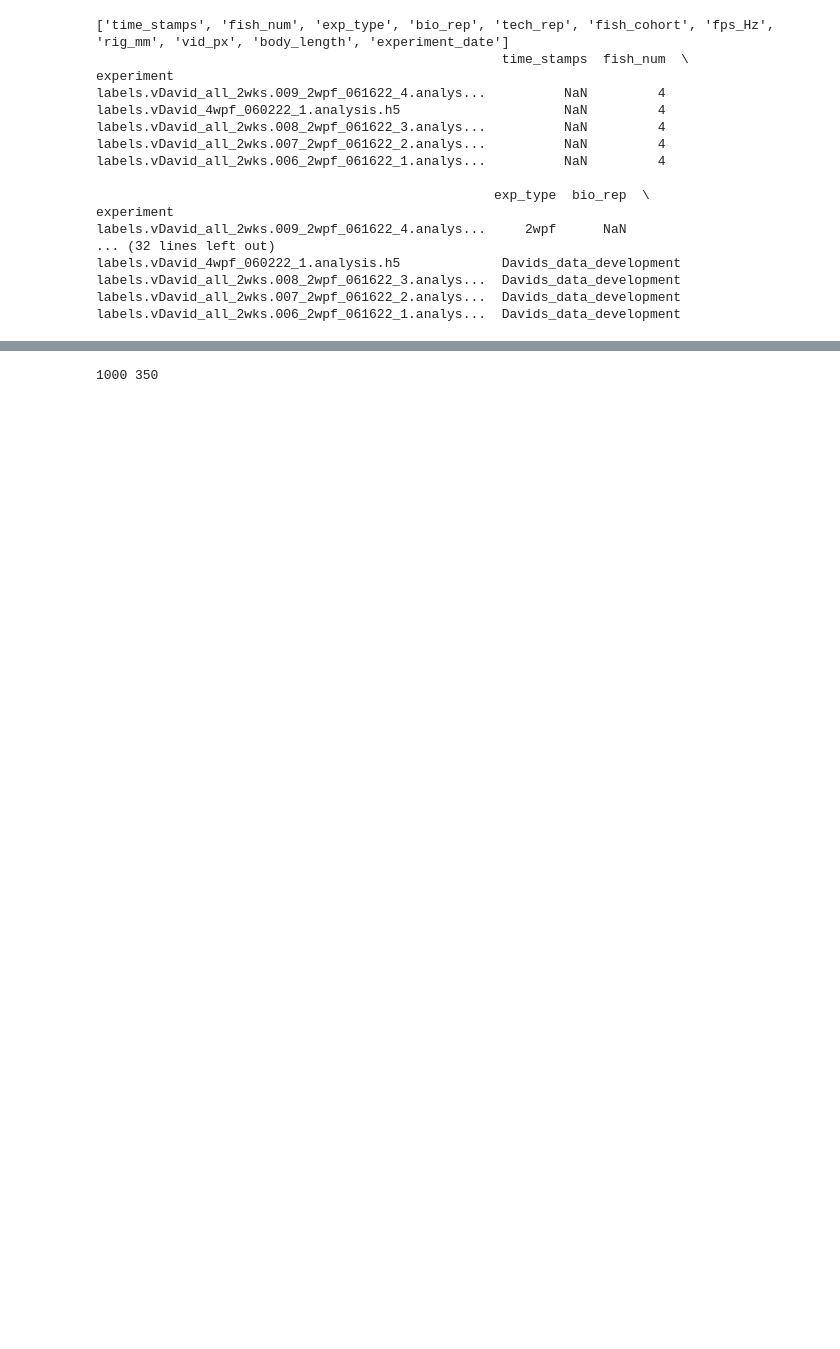
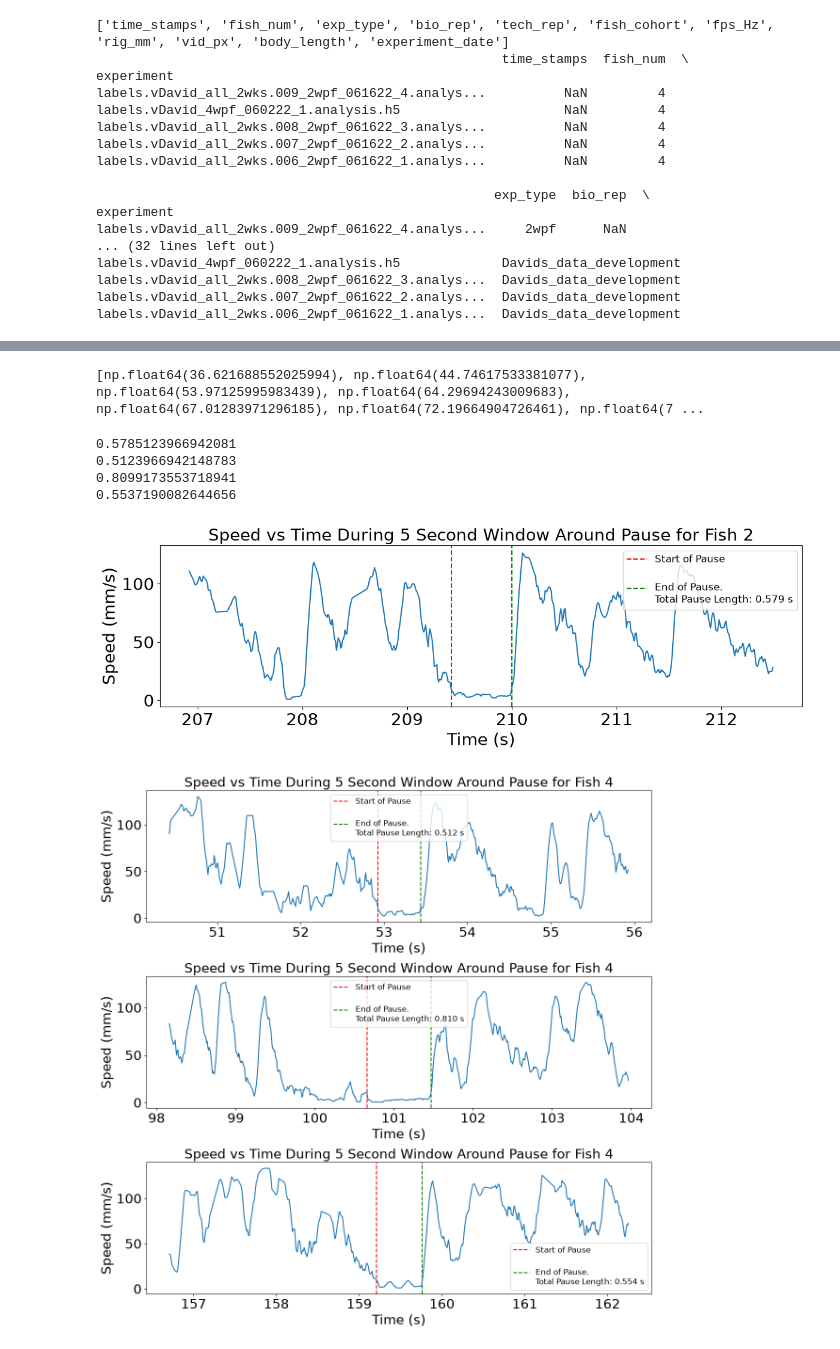
Before and after one commit to SamiSternson/Danionella-VR-Simulation-Code, a Jupyter notebook: real_school_analysis/schooling_helper_funcs_SE.ipynb, the cells around one changed output, grey strips where cells are left out. Drawn from its saved outputs; the diff is of its cells as text; code cells hidden in the pictures; blank space fills up the shorter version.

```diff
--- a/real_school_analysis/schooling_helper_funcs_SE.ipynb
+++ b/real_school_analysis/schooling_helper_funcs_SE.ipynb
@@ -1099,17 +1100,20 @@ fish_num = metadata['fish_num'].iloc[exp_index]
 fps_Hz = metadata['fps_Hz'].iloc[exp_index]
 rig_mm = metadata['rig_mm'].iloc[exp_index]
 vid_px = metadata['vid_px'].iloc[exp_index]
-scale=rig_mm/vid_px
+scale=float(rig_mm/vid_px)
 sleap_nodes = ['le', 're', 'fb', 'mb', 'rb', 't1']
 group_data=process_h5(h5tracks,fish_num,sleap_nodes,exp)
-print(vid_px, rig_mm)
-# %% [output]
-1000 350
 # %%
 f_bodylength_px, f_bodylength_mm, f_nosex, f_nosey, f_x, f_y, f_tailx, f_taily, f_heading, f_tail_angle, f_speed, f_ang_speed, f_disp_heading, f_lex, f_ley, f_rex, f_rey=group_arrays(group_data,fish_num, 0, fps_Hz, scale)
 # %%
 import matplotlib.pyplot as plt
 frames_to_seconds=1/121 #s/fps
+mm_speed=[]
+for subspeed in f_speed:
+    mm_speed.append([speed*scale for speed in subspeed])
+print(mm_speed[0])
+# %% [output]
+[np.float64(36.621688552025994), np.float64(44.74617533381077), np.float64(53.97125995983439), np.float64(64.29694243009683), np.float64(67.01283971296185), np.float64(72.19664904726461), np.float64(7 ...
 # %%
 total_time=len(f_speed[0])*frames_to_seconds
 # %%
@@ -1122,0 +1136,41 @@ def get_data_on_interval(data, start_time, end_time):
+# %%
+for i, speed in enumerate(f_speed):
+    pausing_intervals=find_pausing(speed)
+    if len(pausing_intervals)>1:
+        fig, ax=plt.subplots(len(pausing_intervals), 1, figsize=(12, len(pausing_intervals)*4))
+        for k, pausing_interval in enumerate(pausing_intervals):
+            start_time, end_time=pausing_interval
+            print(end_time-start_time)
+            ax[k].axvline(start_time, c="r", linestyle="--", label="Start of Pause")
+            ax[k].axvline(end_time, c="g", linestyle="--", label=f"\nEnd of Pause.\nTotal Pause Length: {(end_time-start_time):.3f} s")
+            start_time-=2.5
+            end_time+=2.5
+            ax[k].plot([j*frames_to_seconds+start_time for j in range(len(get_data_on_interval(mm_speed[i],start_time, end_time)))], get_data_on_interval(mm_speed[i],start_time, end_time))
+            ax[k].set_xlabel("Time (s)", fontsize=20)
+            ax[k].set_ylabel("Speed (mm/s)", fontsize=20)
+            ax[k].set_title(f"Speed vs Time During 5 Second Window Around Pause for Fish {i+1}", fontsize=20)
+            ax[k].legend(fontsize=12)
+            ax[k].tick_params(axis='both', labelsize=20)
+        fig.tight_layout()
+    elif len(pausing_intervals)>0:
+        fig, ax=plt.subplots(len(pausing_intervals), 1, figsize=(12, len(pausing_intervals)*4))
+        start_time, end_time=pausing_intervals[0]
+        print(end_time-start_time)
+        ax.axvline(start_time, c="r", linestyle="--", label="Start of Pause")
+        ax.axvline(end_time, c="g", linestyle="--", label=f"\nEnd of Pause.\nTotal Pause Length: {(end_time-start_time):.3f} s")
+        start_time-=2.5
+        end_time+=2.5
+        ax.plot([j*frames_to_seconds+start_time for j in range(len(get_data_on_interval(mm_speed[i],start_time, end_time)))], get_data_on_interval(mm_speed[i],start_time, end_time))
+        ax.set_xlabel("Time (s)", fontsize=20)
+        ax.set_ylabel("Speed (mm/s)", fontsize=20)
+        ax.set_title(f"Speed vs Time During 5 Second Window Around Pause for Fish {i+1}", fontsize=20)
+        ax.legend(fontsize=12)
+        ax.tick_params(axis='both', labelsize=20)
+        fig.tight_layout()
+# %% [output]
+0.5785123966942081
+0.5123966942148783
+0.8099173553718941
+0.5537190082644656
+[figure, added]
+[figure, added]
```
Also changed, not shown: parts of 20 cells of this notebook, 2 other files.
